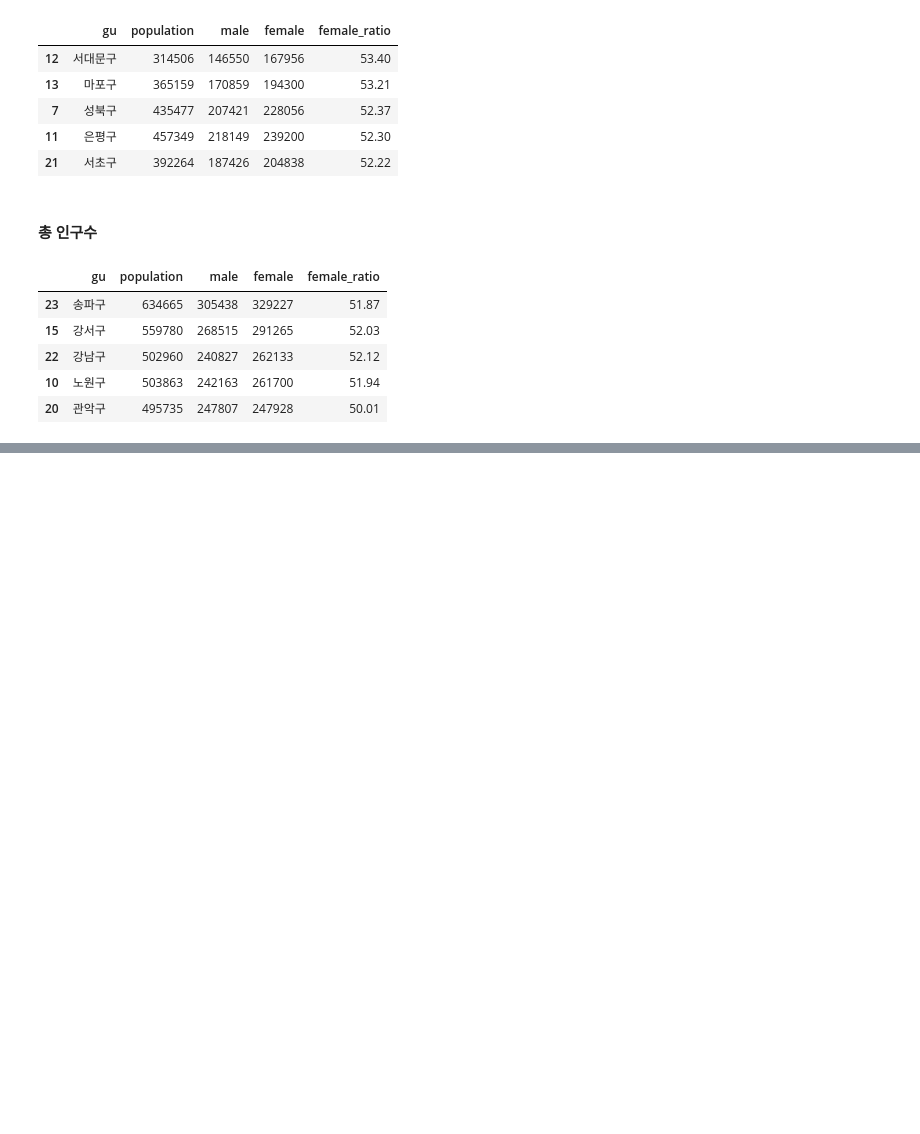
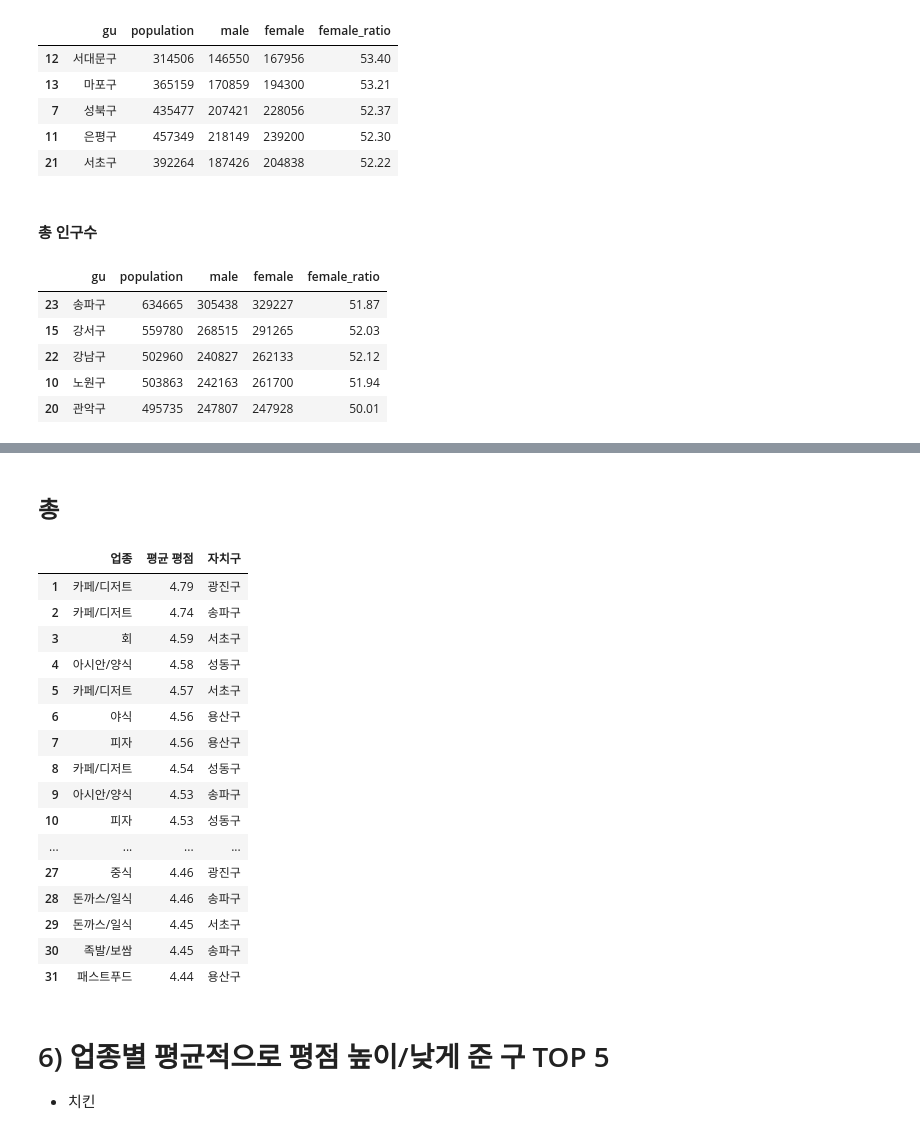
Before and after one commit to sangchun1/sales_project, a Jupyter notebook: data_analysis/seoul_delievery_analysis.ipynb, the cells around one changed output, grey strips where cells are left out. Drawn from its saved outputs; the diff is of its cells as text; code cells hidden in the pictures; blank space fills up the shorter version.

```diff
--- a/data_analysis/seoul_delievery_analysis.ipynb
+++ b/data_analysis/seoul_delievery_analysis.ipynb
@@ -278,0 +1114,41 @@ dfi.export(df_female_num, "./plot/df_female_num.png")
+# %%
+# 데이터 프레임을 이미지로 변환
+df_gu_r_gj = df_gu_r_gj.head(6)
+dfi.export(df_gu_r_gj, "./plot/df_gu_r_gj(광진 평점).png")
+# %% [markdown]
+## 총
+# %%
+# 각 데이터 프레임에 자치구 컬럼 추가
+df_gu_r_gn['자치구'] = '강남구'
+df_gu_r_sp['자치구'] = '송파구'
+df_gu_r_sc['자치구'] = '서초구'
+df_gu_r_sd['자치구'] = '성동구'
+df_gu_r_ys['자치구'] = '용산구'
+df_gu_r_gj['자치구'] = '광진구'
+# %%
+# 데이터 프레임 합치기
+df_gu_r_all = pd.concat([df_gu_r_gn, df_gu_r_sp, df_gu_r_sc, df_gu_r_sd, df_gu_r_ys, df_gu_r_gj])
+# %%
+df_gu_r_all = df_gu_r_all.sort_values(by=['평균 평점'], ascending=False)
+df_gu_r_all.set_index([pd.Index(range(1, df_gu_r_all.자치구.count()+1))], inplace=True)
+# %%
+# 데이터 확인
+df_gu_r_all
+# %% [output]
+|  | 업종 | 평균 평점 | 자치구 |
+| 1 | 카페/디저트 | 4.79 | 광진구 |
+| 2 | 카페/디저트 | 4.74 | 송파구 |
+| 3 | 회 | 4.59 | 서초구 |
+| 4 | 아시안/양식 | 4.58 | 성동구 |
+| 5 | 카페/디저트 | 4.57 | 서초구 |
+| 6 | 야식 | 4.56 | 용산구 |
+| 7 | 피자 | 4.56 | 용산구 |
+| 8 | 카페/디저트 | 4.54 | 성동구 |
+| 9 | 아시안/양식 | 4.53 | 송파구 |
+| 10 | 피자 | 4.53 | 성동구 |
+| ... | ... | ... | ... |
+| 27 | 중식 | 4.46 | 광진구 |
+| 28 | 돈까스/일식 | 4.46 | 송파구 |
+| 29 | 돈까스/일식 | 4.45 | 서초구 |
+| 30 | 족발/보쌈 | 4.45 | 송파구 |
+| 31 | 패스트푸드 | 4.44 | 용산구 |
@@ -278,0 +1159,3 @@ dfi.export(df_female_num, "./plot/df_female_num.png")
+# %% [markdown]
+# 6) 업종별 평균적으로 평점 높이/낮게 준 구 TOP 5
+* 치킨
```
Also changed, not shown: parts of 162 cells of this notebook, 17 other files.
